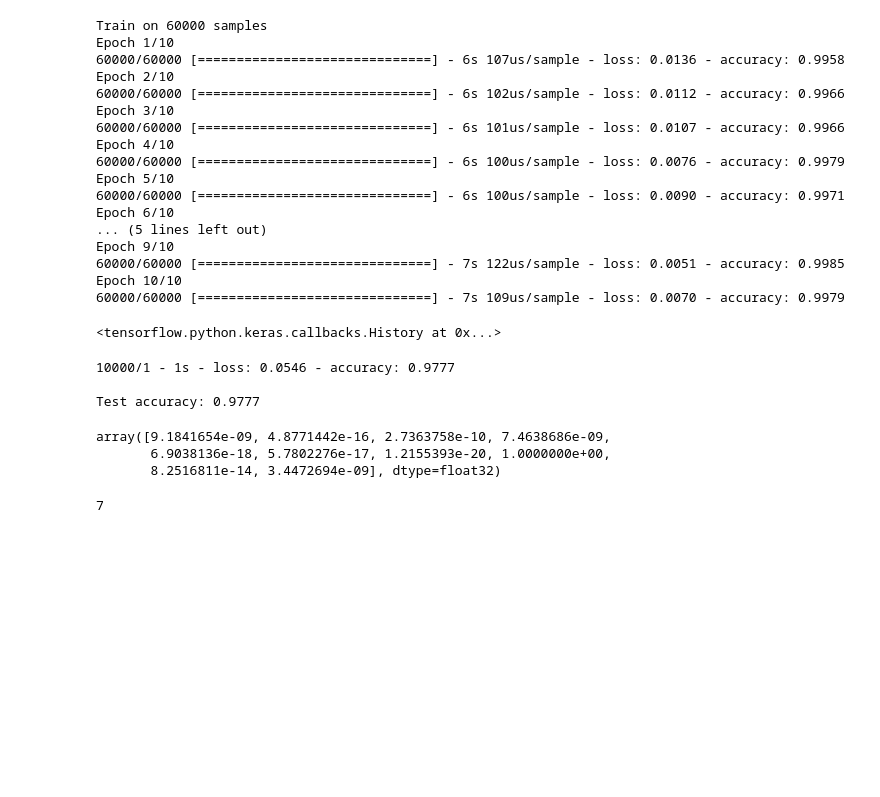
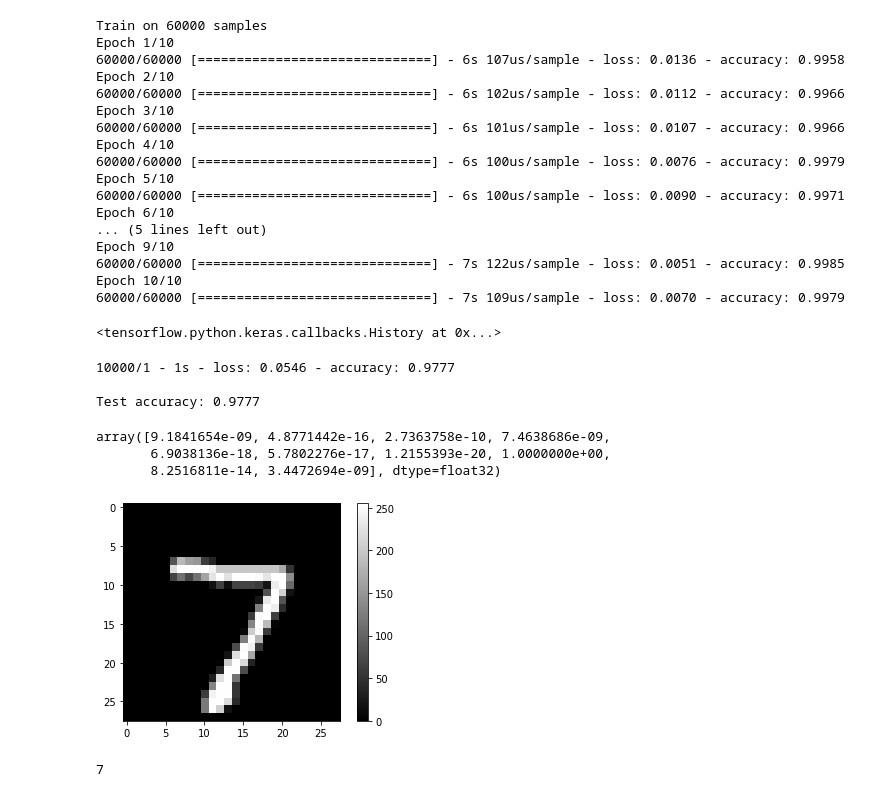
Before and after one commit to Antaine/EmergingTechnologiesProject, a Jupyter notebook: Model.ipynb, the cells around one changed output. Saved outputs shown, nothing was run; the diff lists cells and outputs as text; code cells hidden in the pictures; blank space fills up the shorter version.

Commit message:
Model Comments & Predections

```diff
--- a/Model.ipynb
+++ b/Model.ipynb
@@ -115,4 +124,13 @@ predictions[0]
 array([9.1841654e-09, 4.8771442e-16, 2.7363758e-10, 7.4638686e-09,
        6.9038136e-18, 5.7802276e-17, 1.2155393e-20, 1.0000000e+00,
        8.2516811e-14, 3.4472694e-09], dtype=float32)
+# %%
+#Display Image for Predection
+plt.figure()
+plt.imshow(test_images[0], cmap = "gray")
+plt.colorbar()
+plt.grid(False)
+plt.show()
+# %% [output]
+[figure, added]
 # %%
```
Also changed, not shown: parts of 14 cells of this notebook, 1 other file.
